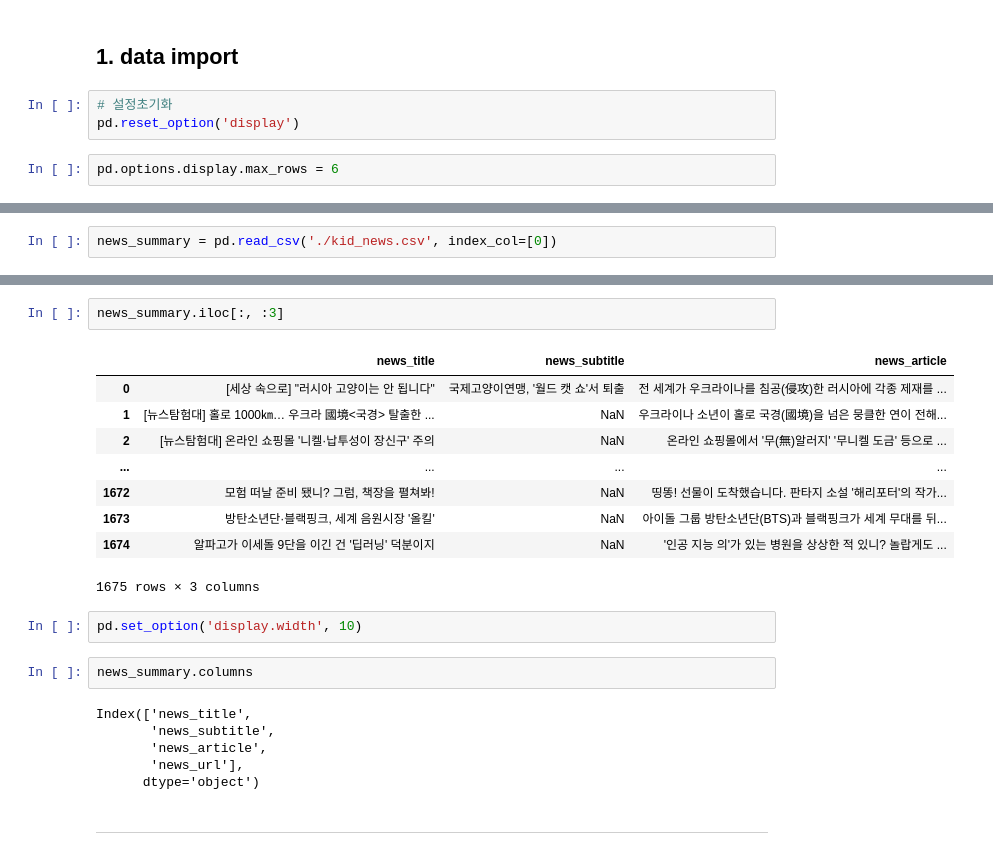
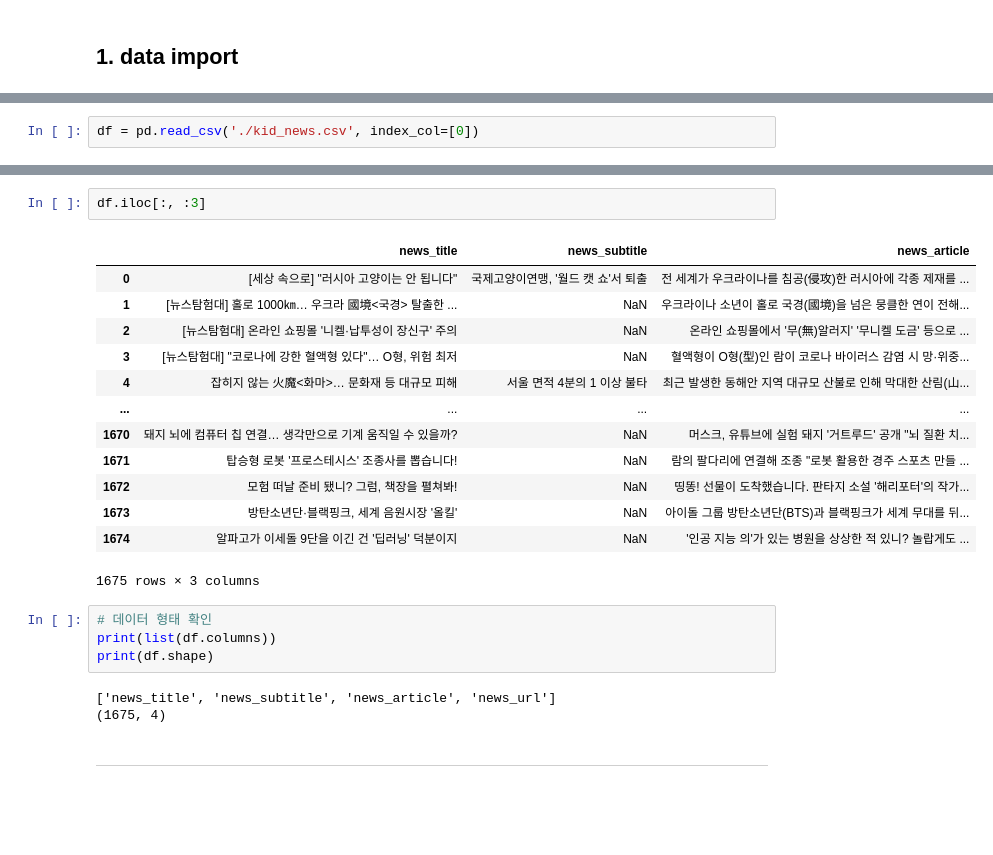
Before and after one commit to euneun316/NLP-Study, a Jupyter notebook: Summarization/kid_news/kid_news_mecab.ipynb, the cells around one changed output, grey strips where cells are left out. Saved outputs shown, nothing was run; the diff lists cells and outputs as text; blank space fills up the shorter version.

```diff
--- a/Summarization/kid_news/kid_news_mecab.ipynb
+++ b/Summarization/kid_news/kid_news_mecab.ipynb
@@ -2,8 +2,3 @@
 # 📰 어린이 뉴스 데이터 요약패턴 개발
 # %% [markdown]
 ## 1. data import
-# %%
-# 설정초기화
-pd.reset_option('display')
-# %%
-pd.options.display.max_rows = 6
@@ -18,3 +12,3 @@ from tabulate import tabulate
 # %%
-news_summary = pd.read_csv('./kid_news.csv', index_col=[0])
+df = pd.read_csv('./kid_news.csv', index_col=[0])
 # %%
@@ -27,27 +22,28 @@ news_summary.head()
 | 3 | [뉴스탐험대] "코로나에 강한 혈액형 있다"… O형, 위험 최저 | NaN | 혈액형이 O형(型)인 람이 코로나 바이러스 감염 시 망·위중... | http://kid.chosun.com/site/data/h... |
 | 4 | 잡히지 않는 火魔<화마>… 문화재 등 대규모 피해 | 서울 면적 4분의 1 이상 불타 | 최근 발생한 동해안 지역 대규모 산불로 인해 막대한 산림(山... | http://kid.chosun.com/site/data/h... |
 # %%
-news_summary.iloc[:, :3]
+df.iloc[:, :3]
 # %% [output]
 |  | news_title | news_subtitle | news_article |
 | 0 | [세상 속으로] "러시아 고양이는 안 됩니다" | 국제고양이연맹, '월드 캣 쇼'서 퇴출 | 전 세계가 우크라이나를 침공(侵攻)한 러시아에 각종 제재를 ... |
 | 1 | [뉴스탐험대] 홀로 1000㎞… 우크라 國境<국경> 탈출한 ... | NaN | 우크라이나 소년이 홀로 국경(國境)을 넘은 뭉클한 연이 전해... |
 | 2 | [뉴스탐험대] 온라인 쇼핑몰 '니켈·납투성이 장신구' 주의 | NaN | 온라인 쇼핑몰에서 '무(無)알러지' '무니켈 도금' 등으로 ... |
+| 3 | [뉴스탐험대] "코로나에 강한 혈액형 있다"… O형, 위험 최저 | NaN | 혈액형이 O형(型)인 람이 코로나 바이러스 감염 시 망·위중... |
+| 4 | 잡히지 않는 火魔<화마>… 문화재 등 대규모 피해 | 서울 면적 4분의 1 이상 불타 | 최근 발생한 동해안 지역 대규모 산불로 인해 막대한 산림(山... |
 | ... | ... | ... | ... |
+| 1670 | 돼지 뇌에 컴퓨터 칩 연결… 생각만으로 기계 움직일 수 있을까? | NaN | 머스크, 유튜브에 실험 돼지 '거트루드' 공개 "뇌 질환 치... |
+| 1671 | 탑승형 로봇 '프로스테시스' 조종사를 뽑습니다! | NaN | 람의 팔다리에 연결해 조종 "로봇 활용한 경주 스포츠 만들 ... |
 | 1672 | 모험 떠날 준비 됐니? 그럼, 책장을 펼쳐봐! | NaN | 띵똥! 선물이 도착했습니다. 판타지 소설 '해리포터'의 작가... |
 | 1673 | 방탄소년단·블랙핑크, 세계 음원시장 '올킬' | NaN | 아이돌 그룹 방탄소년단(BTS)과 블랙핑크가 세계 무대를 뒤... |
 | 1674 | 알파고가 이세돌 9단을 이긴 건 '딥러닝' 덕분이지 | NaN | '인공 지능 의'가 있는 병원을 상상한 적 있니? 놀랍게도 ... |
 1675 rows × 3 columns
-# %%
-pd.set_option('display.width', 10)
 # %%
-news_summary.columns
+# 데이터 형태 확인
+print(list(df.columns))
+print(df.shape)
 # %% [output]
-Index(['news_title',
-       'news_subtitle',
-       'news_article',
-       'news_url'],
-      dtype='object')
+['news_title', 'news_subtitle', 'news_article', 'news_url']
+(1675, 4)
 # %% [markdown]
 ---
 # %% [markdown]
```
Also changed, not shown: parts of 80 cells of this notebook.
